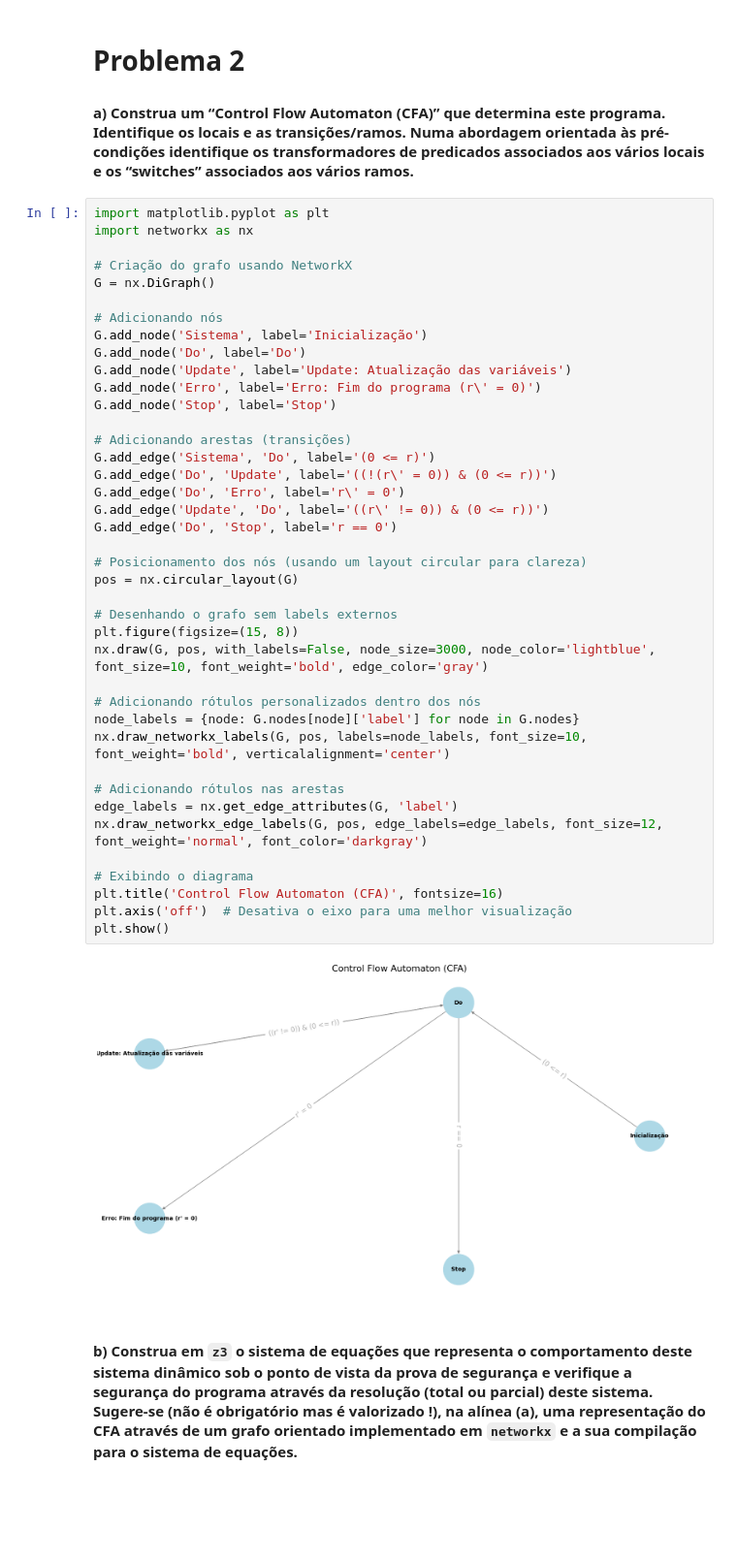
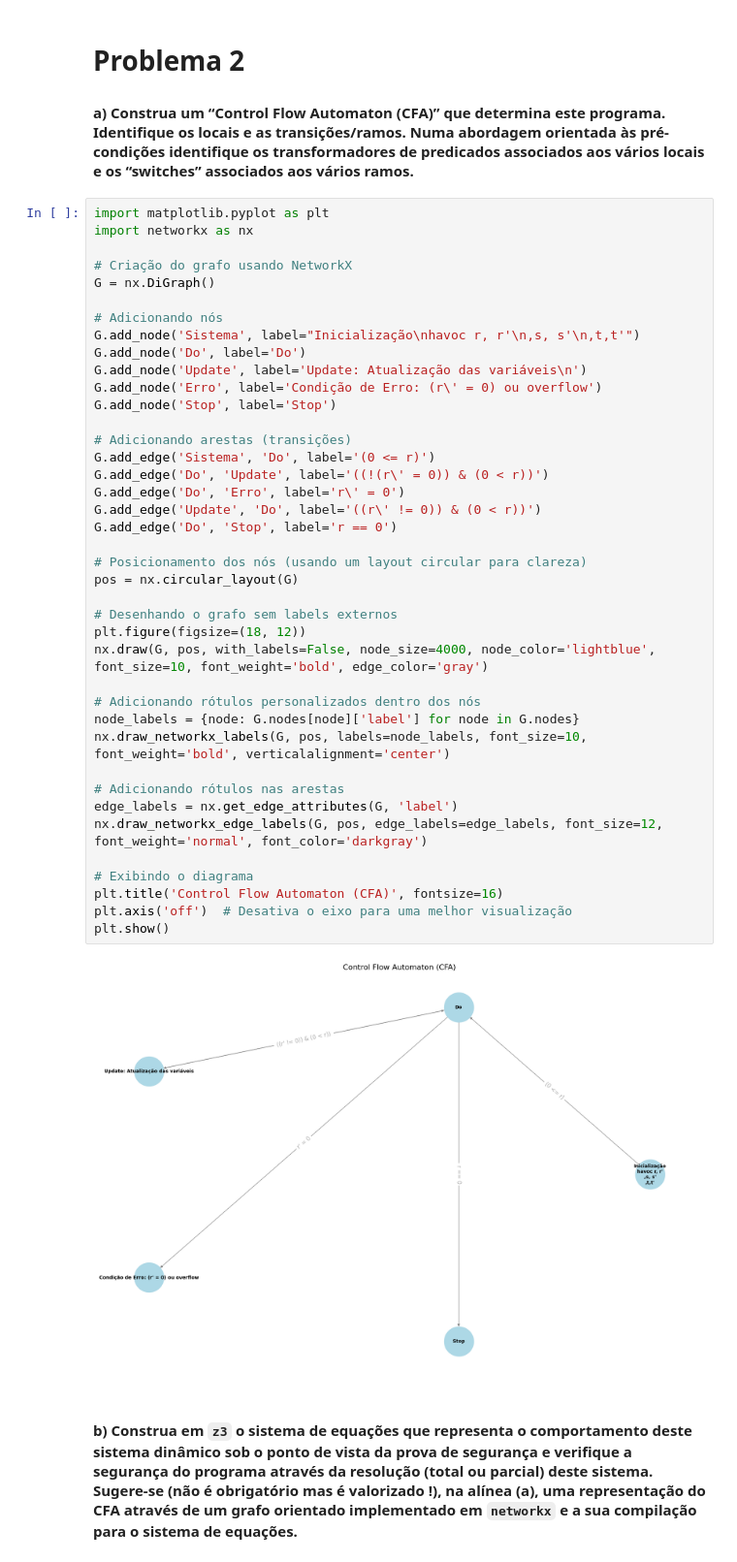
Before and after one commit to 27Nizzo/Logica-Comp.-TP-s, a Jupyter notebook: Tps/TP3/Problema2.ipynb, the cells around one changed output. Shown at 97% size. Saved outputs shown, nothing was run; the diff lists cells and outputs as text; blank space fills up the shorter version.

```diff
--- a/Tps/TP3/Problema2.ipynb
+++ b/Tps/TP3/Problema2.ipynb
@@ -9,41 +9,41 @@ import networkx as nx
 # Criação do grafo usando NetworkX
 G = nx.DiGraph()
 
 # Adicionando nós
-G.add_node('Sistema', label='Inicialização')
+G.add_node('Sistema', label="Inicialização\nhavoc r, r'\n,s, s'\n,t,t'")
 G.add_node('Do', label='Do')
-G.add_node('Update', label='Update: Atualização das variáveis')
-G.add_node('Erro', label='Erro: Fim do programa (r\' = 0)')
+G.add_node('Update', label='Update: Atualização das variáveis\n')
+G.add_node('Erro', label='Condição de Erro: (r\' = 0) ou overflow')
 G.add_node('Stop', label='Stop')
 
 # Adicionando arestas (transições)
 G.add_edge('Sistema', 'Do', label='(0 <= r)')
-G.add_edge('Do', 'Update', label='((!(r\' = 0)) & (0 <= r))')
+G.add_edge('Do', 'Update', label='((!(r\' = 0)) & (0 < r))')
 G.add_edge('Do', 'Erro', label='r\' = 0')
-G.add_edge('Update', 'Do', label='((r\' != 0)) & (0 <= r))')
+G.add_edge('Update', 'Do', label='((r\' != 0)) & (0 < r))')
 G.add_edge('Do', 'Stop', label='r == 0')
 
 # Posicionamento dos nós (usando um layout circular para clareza)
 pos = nx.circular_layout(G)
 
 # Desenhando o grafo sem labels externos
-plt.figure(figsize=(15, 8))
-nx.draw(G, pos, with_labels=False, node_size=3000, node_color='lightblue', font_size=10, font_weight='bold', edge_color='gray')
+plt.figure(figsize=(18, 12))
+nx.draw(G, pos, with_labels=False, node_size=4000, node_color='lightblue', font_size=10, font_weight='bold', edge_color='gray')
 
 # Adicionando rótulos personalizados dentro dos nós
 node_labels = {node: G.nodes[node]['label'] for node in G.nodes}
 nx.draw_networkx_labels(G, pos, labels=node_labels, font_size=10, font_weight='bold', verticalalignment='center')
 
 # Adicionando rótulos nas arestas
 edge_labels = nx.get_edge_attributes(G, 'label')
 nx.draw_networkx_edge_labels(G, pos, edge_labels=edge_labels, font_size=12, font_weight='normal', font_color='darkgray')
 
 # Exibindo o diagrama
 plt.title('Control Flow Automaton (CFA)', fontsize=16)
 plt.axis('off')  # Desativa o eixo para uma melhor visualização
 plt.show()
 # %% [output]
-[figure, old version]
+[figure, new version]
 # %% [markdown]
 #### b) Construa em `z3` o sistema de equações que representa o comportamento deste sistema dinâmico sob o ponto de vista da prova de segurança e verifique a segurança do programa através da resolução (total ou parcial) deste sistema. Sugere-se (não é obrigatório mas é valorizado !), na alínea (a), uma representação do CFA através de  um grafo orientado  implementado  em `networkx`  e a sua compilação para o sistema de equações.
 # %%
```
Also changed, not shown: parts of 1 cell of this notebook, 2 other files.
